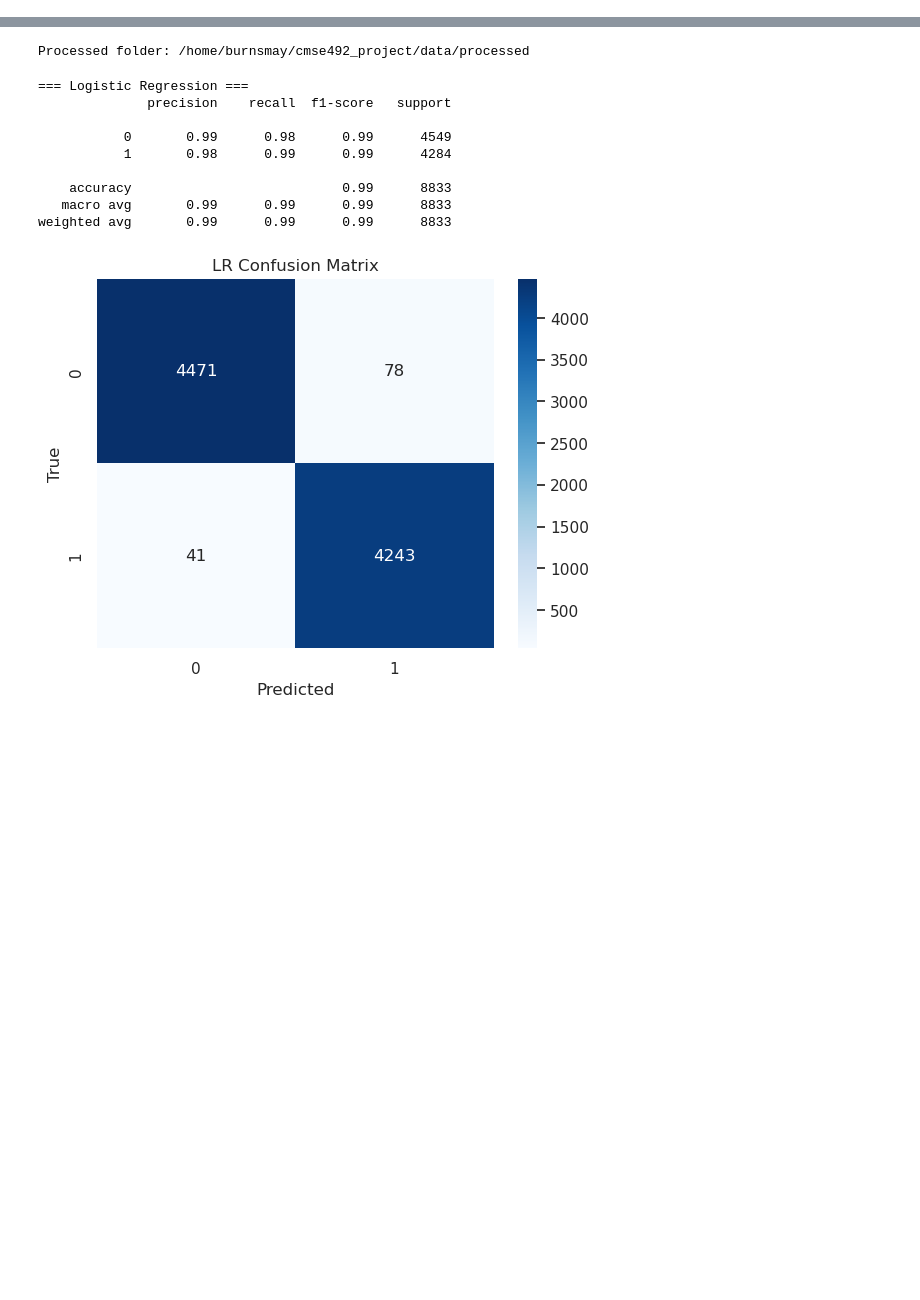
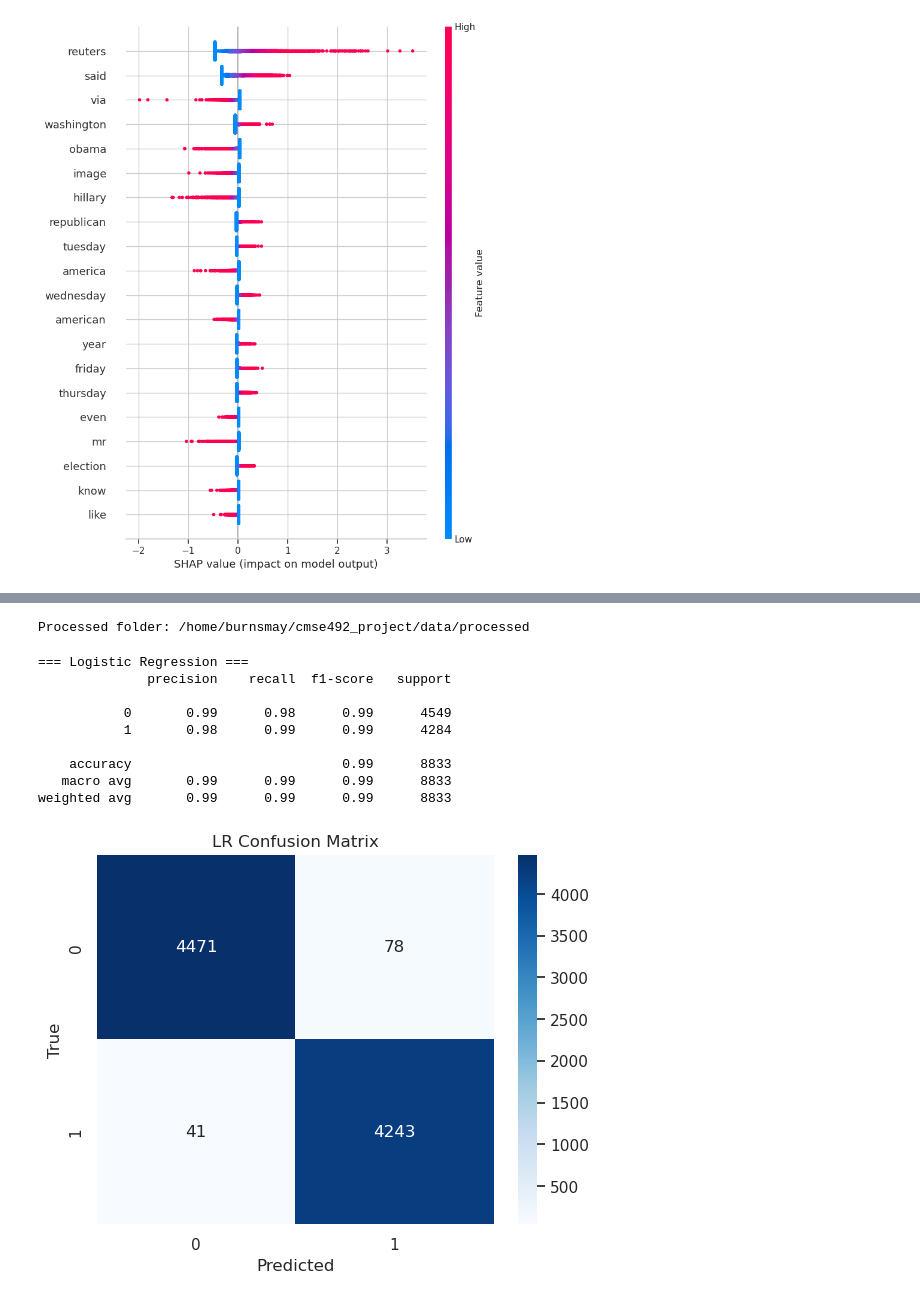
Before and after one commit to burnsmay/cmse492_project, a Jupyter notebook: notebooks/exploratory/fake_news_pipeline.ipynb, the cells around one changed output, grey strips where cells are left out. Drawn from its saved outputs; the diff is of its cells as text; code cells hidden in the pictures; blank space fills up the shorter version.

```diff
--- a/notebooks/exploratory/fake_news_pipeline.ipynb
+++ b/notebooks/exploratory/fake_news_pipeline.ipynb
@@ -0,0 +30,34 @@
+# %%
+import shap
+import joblib
+import matplotlib.pyplot as plt
+import pandas as pd
+import os
+
+PROJECT_ROOT = os.path.abspath(os.path.join(os.getcwd(), "../../"))
+MODELS = os.path.join(PROJECT_ROOT, "models")
+PROCESSED = os.path.join(PROJECT_ROOT, "data/processed")
+
+# Load model and vectorizer
+svm_model = joblib.load(os.path.join(MODELS, "svm_model.pkl"))
+tfidf = joblib.load(os.path.join(MODELS, "tfidf.pkl"))
+
+# Load and clean test set
+X_test = pd.read_csv(os.path.join(PROCESSED, "X_test.csv"))["clean_text"]
+y_test = pd.read_csv(os.path.join(PROCESSED, "y_test.csv"))
+mask_test = X_test.notna()
+X_test_clean = X_test[mask_test].astype(str)
+y_test_clean = y_test[mask_test]
+
+# Transform to vectorized form
+X_test_vec = tfidf.transform(X_test_clean)
+X_test_dense = X_test_vec.toarray()  # convert sparse to dense for SHAP
+
+# Create SHAP explainer
+explainer = shap.LinearExplainer(svm_model, X_test_dense, feature_perturbation="interventional")
+shap_values = explainer.shap_values(X_test_dense)
+
+# Plot top 20 important features
+shap.summary_plot(shap_values, X_test_dense, feature_names=tfidf.get_feature_names_out(), max_display=20)
+# %% [output]
+[figure, added]
```
Also changed, not shown: parts of 3 cells of this notebook.
